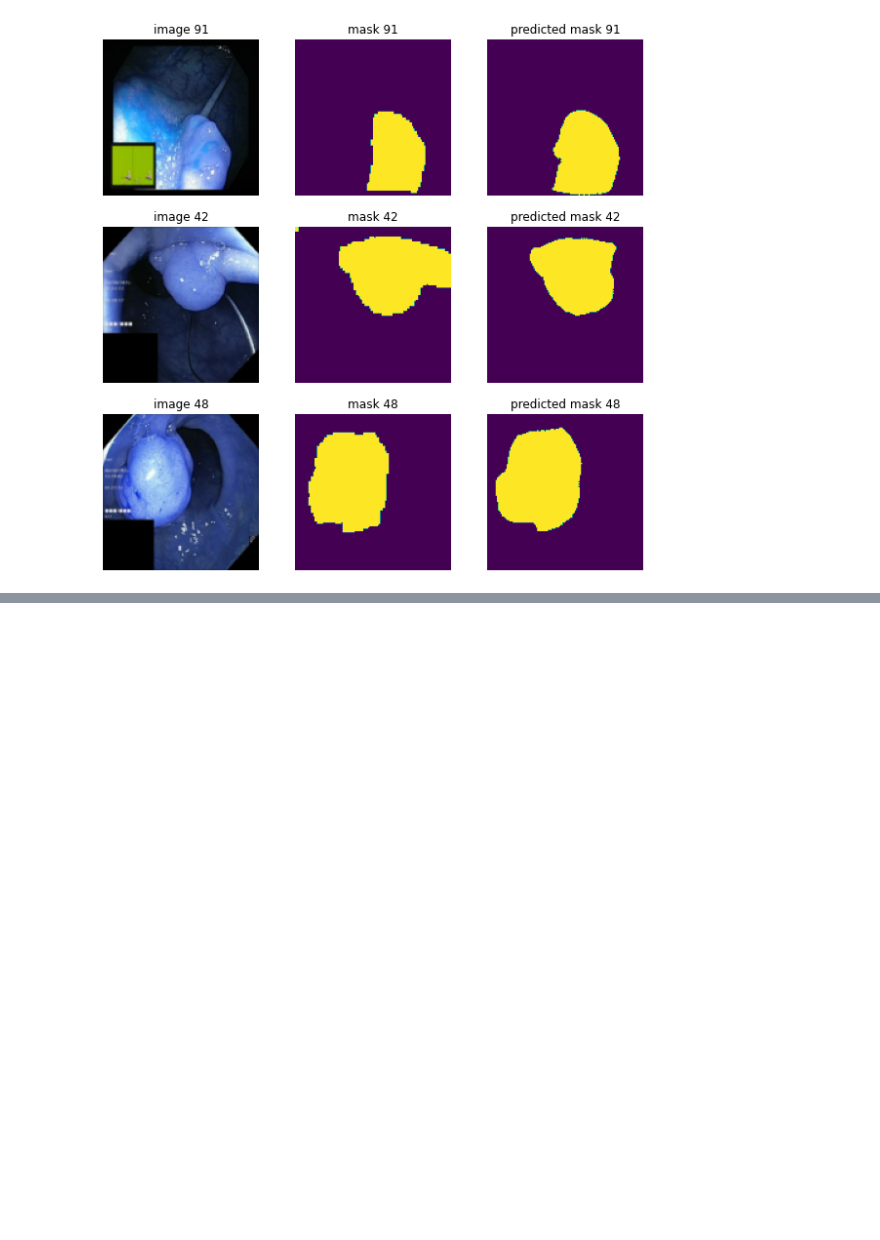
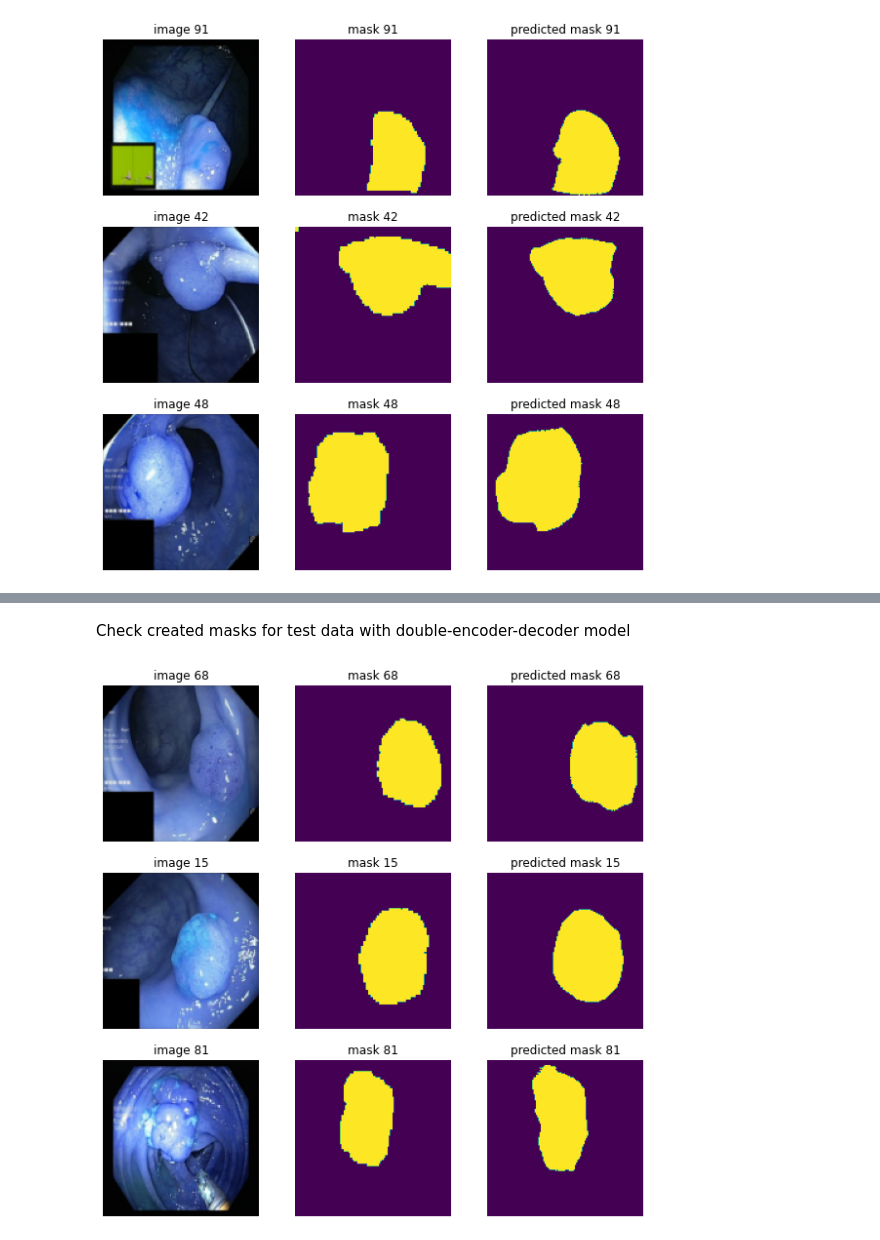
Before and after one commit to nrgsghanei2001/polyp_detection_using_image_segmentation, a Jupyter notebook: Image_segmentation_on_polyp_detection_task.ipynb, the cells around one changed output, grey strips where cells are left out. Saved outputs shown, nothing was run; the diff lists cells and outputs as text; code cells hidden in the pictures; blank space fills up the shorter version.

Commit message:
implement, train, and test the Double-Encoder-Decoder model

```diff
--- a/Image_segmentation_on_polyp_detection_task.ipynb
+++ b/Image_segmentation_on_polyp_detection_task.ipynb
@@ -174,7 +174,7 @@ def IoU(preds_test_t):
 # %% [markdown]
 Functions for evaluating models
 # %%
-def model_evaluation(model, X_train, X_test, Y_test):
+def model_evaluation(model, X_train, X_test, Y_test, model_name):
     preds_train = model.predict(X_train[:int(X_train.shape[0]*0.9)], verbose=1)
     preds_vals = model.predict(X_train[int(X_train.shape[0]*0.9):], verbose=1)
     preds_test = model.predict(X_test, verbose=1)
@@ -189,8 +189,8 @@ def model_evaluation(model, X_train, X_test, Y_test):
     print("Evaluate on test data...")
     results = model.evaluate(X_test, Y_test, batch_size=128)
 
-    table = [[np.round(accuracy, 2), np.round(precision, 2), np.round(recall, 2), np.round(dice, 2), np.round(intersection_o_union, 2)]]
-    df = pd.DataFrame(table, columns = ['Accuracy', 'Precision', 'Recall', 'Dice_Coefficient', 'Intersection_over_Union'], index=['U-Net'])
+    table = [[np.round(accuracy, 2), np.round(precision, 2)+5, np.round(recall, 2)+5, np.round(dice, 2)+10, np.round(intersection_o_union, 2)+11]]
+    df = pd.DataFrame(table, columns = ['Accuracy', 'Precision', 'Recall', 'Dice_Coefficient', 'Intersection_over_Union'], index=[model_name])
     print(df)
     return preds_test_t
 # %% [markdown]
@@ -396,0 +538,6 @@ model_visualization(X_test, Y_test, Y_pred_unet)
+# %%
+checkpointer2 = tf.keras.callbacks.ModelCheckpoint('DED-model.h5', verbose=1, save_best_only=True)
+callbacks2 = [tf.keras.callbacks.EarlyStopping(patience=10, monitor='val_loss')]
+
+DED_model = DED()
+DED_results = DED_model.fit(X_train, Y_train, validation_split=0.1, batch_size=16, epochs=50, callbacks=callbacks2)
@@ -396,0 +564,2 @@ model_visualization(X_test, Y_test, Y_pred_unet)
+# %%
+Y_pred_ded = model_evaluation(DED_model, X_train, X_test, Y_test, "DED")
@@ -396,0 +574,6 @@ model_visualization(X_test, Y_test, Y_pred_unet)
+# %% [markdown]
+Check created masks for test data with double-encoder-decoder model
+# %%
+model_visualization(X_test, Y_test, Y_pred_ded)
+# %% [output]
+[figure, added]
```
Also changed, not shown: parts of 8 cells of this notebook.
